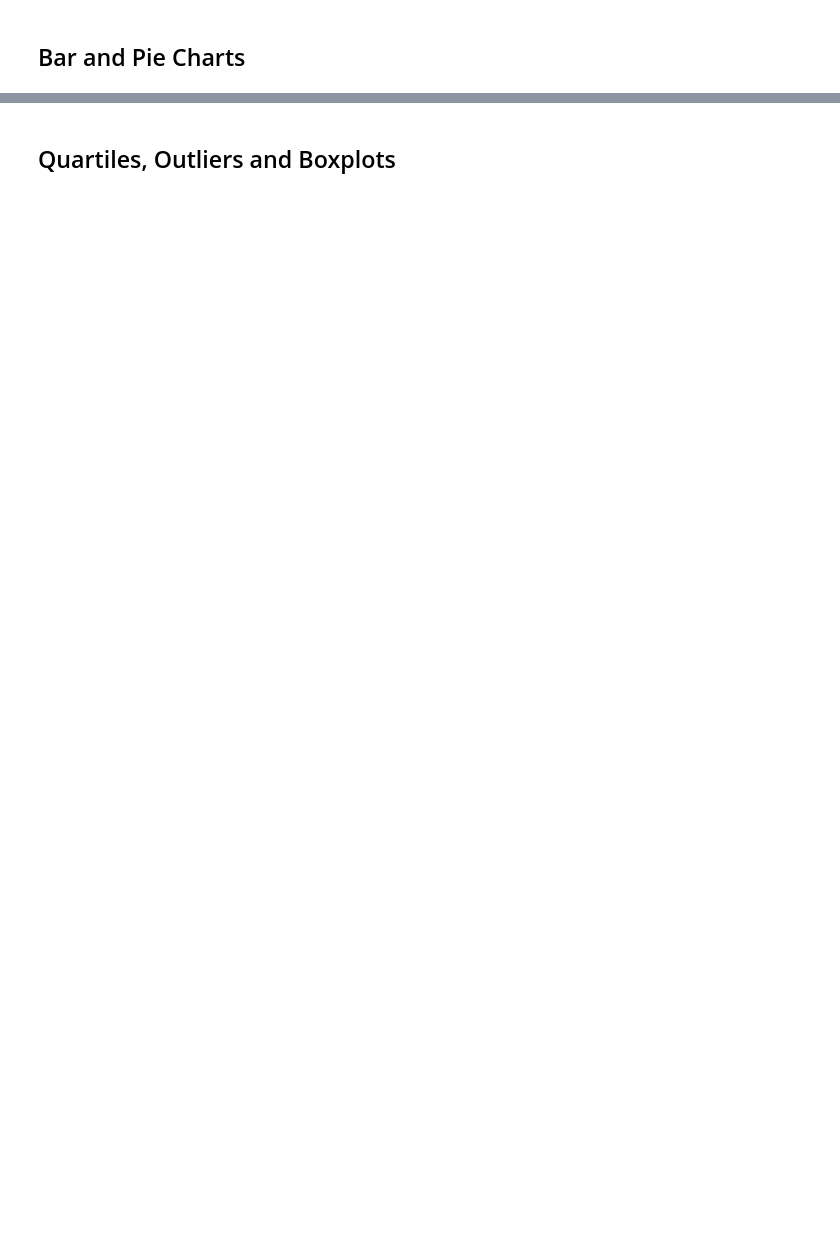
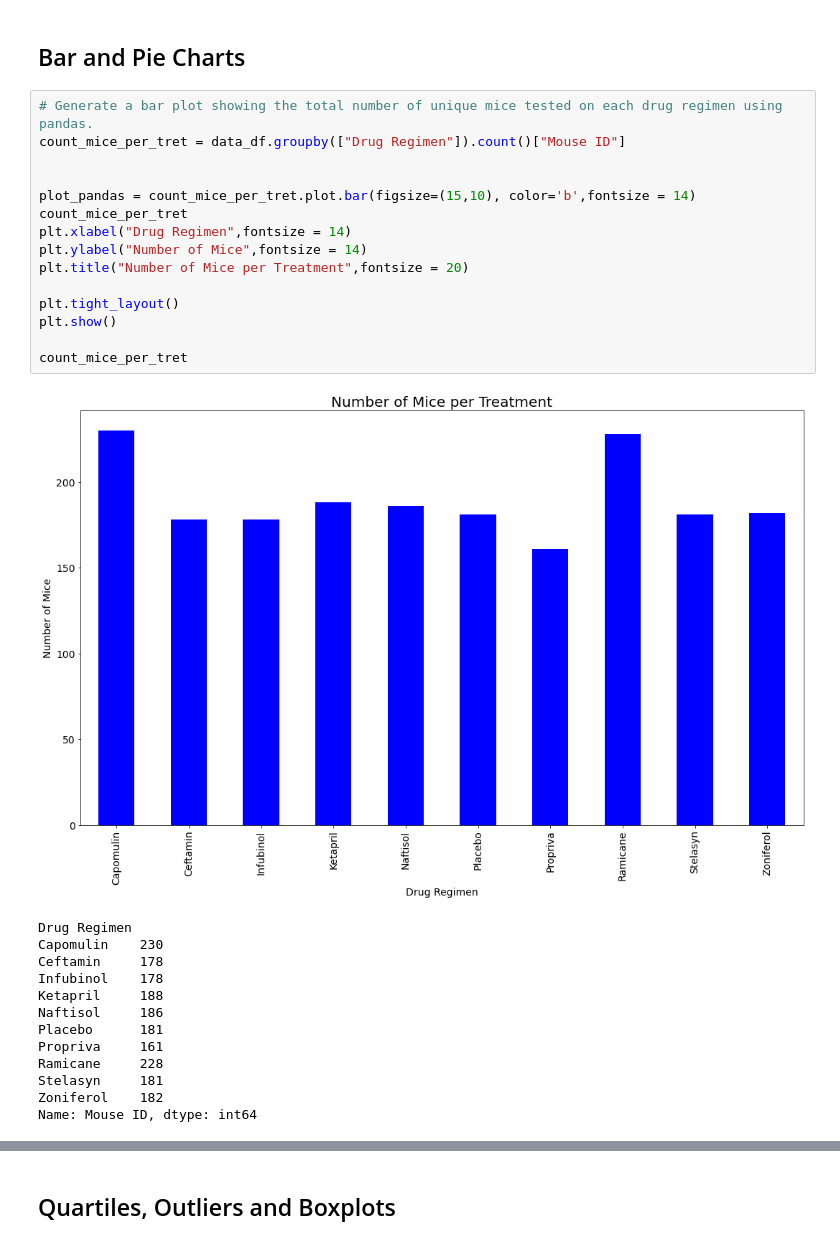
Before and after one commit to sinda002/Matplotlib, a Jupyter notebook: 02-Homework_05-Matplotlib_Instructions_Pymaceuticals_pymaceuticals_starter (1).ipynb, the cells around one changed output, grey strips where cells are left out. Saved outputs shown, nothing was run; the diff lists cells and outputs as text; blank space fills up the shorter version.

```diff
--- a/02-Homework_05-Matplotlib_Instructions_Pymaceuticals_pymaceuticals_starter (1).ipynb
+++ b/02-Homework_05-Matplotlib_Instructions_Pymaceuticals_pymaceuticals_starter (1).ipynb
@@ -119,4 +124,33 @@ summary_df
 | Zoniferol | 53.236507 | 51.818479 | 48.533355 | 6.966589 | 0.516398 |
 # %% [markdown]
 ## Bar and Pie Charts
+# %%
+# Generate a bar plot showing the total number of unique mice tested on each drug regimen using pandas.
+count_mice_per_tret = data_df.groupby(["Drug Regimen"]).count()["Mouse ID"]
+
+
+plot_pandas = count_mice_per_tret.plot.bar(figsize=(15,10), color='b',fontsize = 14)
+count_mice_per_tret
+plt.xlabel("Drug Regimen",fontsize = 14)
+plt.ylabel("Number of Mice",fontsize = 14)
+plt.title("Number of Mice per Treatment",fontsize = 20)
+
+plt.tight_layout()
+plt.show()
+
+count_mice_per_tret
+# %% [output]
+[figure, added]
+Drug Regimen
+Capomulin    230
+Ceftamin     178
+Infubinol    178
+Ketapril     188
+Naftisol     186
+Placebo      181
+Propriva     161
+Ramicane     228
+Stelasyn     181
+Zoniferol    182
+Name: Mouse ID, dtype: int64
 # %%
```
Also changed, not shown: parts of 26 cells of this notebook, 1 other file.
